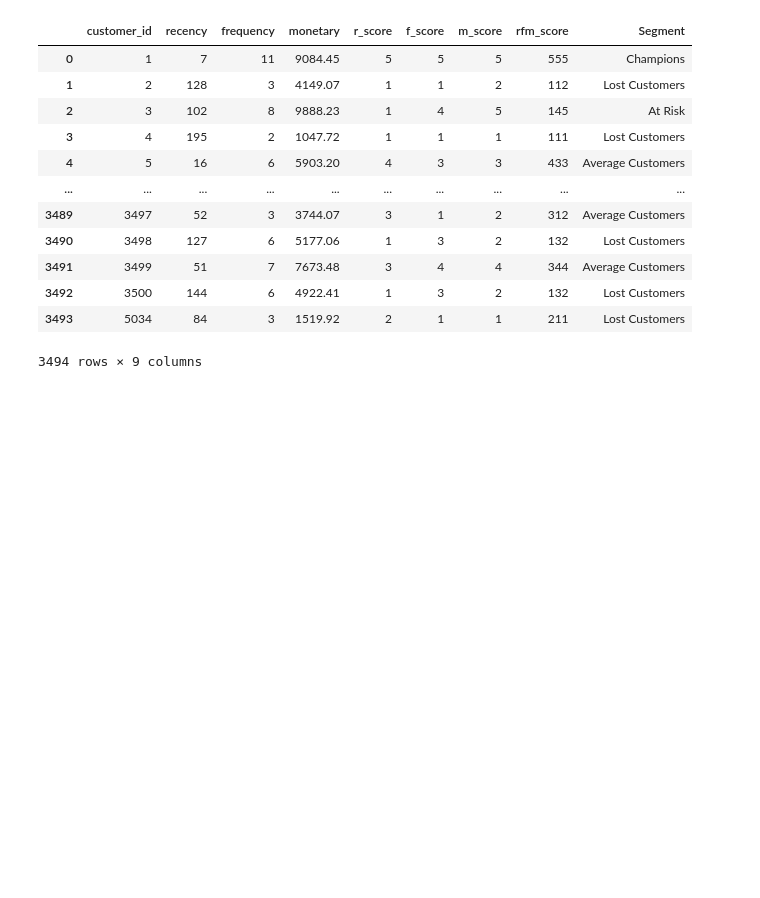
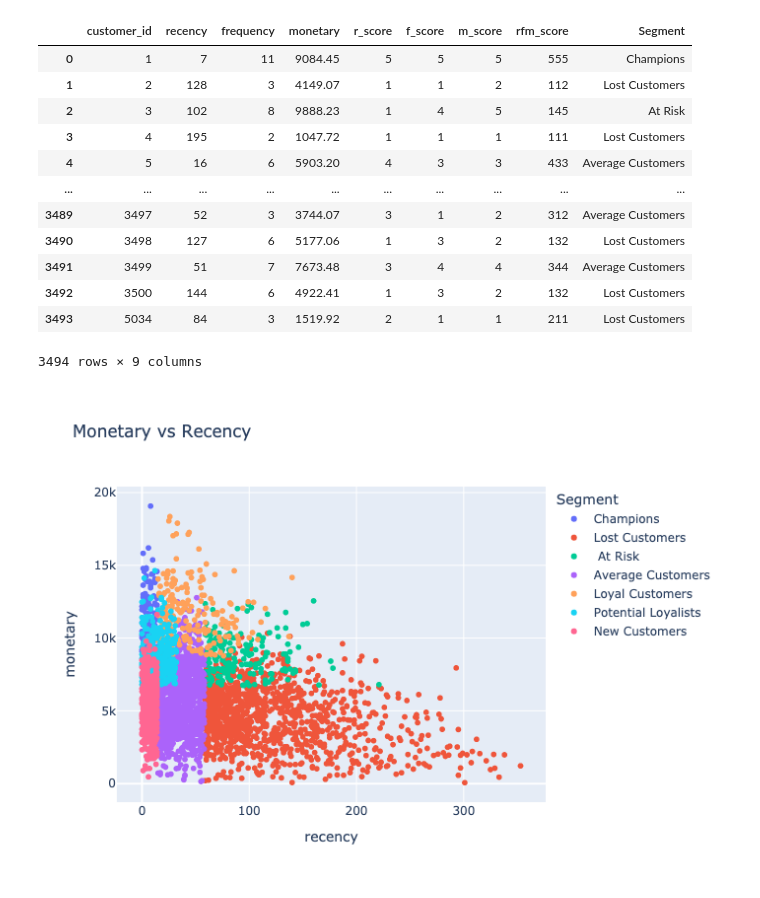
Before and after one commit to tanu-khanuja/customer_segmentation, a Jupyter notebook: notebooks/RFM analysis.ipynb, the cells around one changed output. Saved outputs shown, nothing was run; the diff lists cells and outputs as text; code cells hidden in the pictures; blank space fills up the shorter version.

Commit message:
figure viewer updated

```diff
--- a/notebooks/RFM analysis.ipynb
+++ b/notebooks/RFM analysis.ipynb
@@ -401,6 +398,33 @@ rfm_data
 | 3492 | 3500 | 144 | 6 | 4922.41 | 1 | 3 | 2 | 132 | Lost Customers |
 | 3493 | 5034 | 84 | 3 | 1519.92 | 2 | 1 | 1 | 211 | Lost Customers |
 3494 rows × 9 columns
+# %%
+import plotly.express as px
+import pandas as pd
+import plotly.io as pio
+from IPython.display import Image
+
+# Example DataFrame
+data = rfm_data
+df = pd.DataFrame(data)
+
+# Scatter plot for monetary vs recency
+fig = px.scatter(df, x='recency', y='monetary', color='Segment',
+                 title='Monetary vs Recency',
+                 size_max=30)
+
+# Show plot
+# fig.show()   # This will not render plotly image in Github ipynb,
+               # Save image as static one, then display the image
+
+# Save the figure as a static image
+pio.write_image(fig, 'monetary_vs_recency.png')
+
+# Display the image in the notebook
+
+Image('monetary_vs_recency.png')
+# %% [output]
+[figure, added]
 # %%
 import plotly.express as px
 import pandas as pd
```
Also changed, not shown: parts of 4 cells of this notebook, 12 other files.
